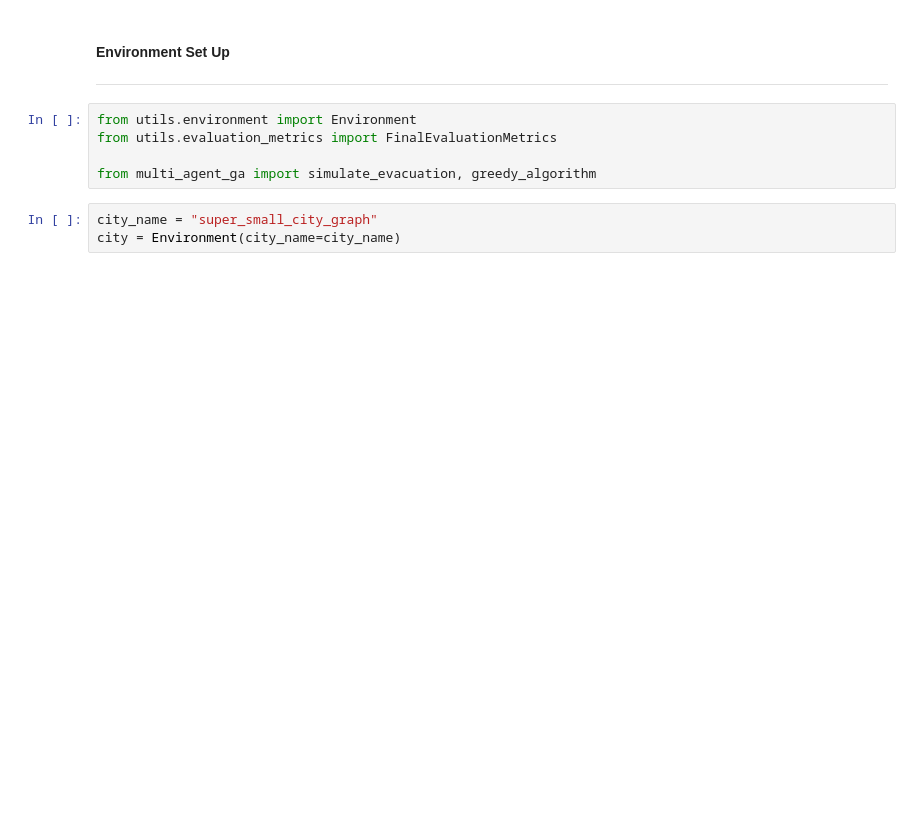
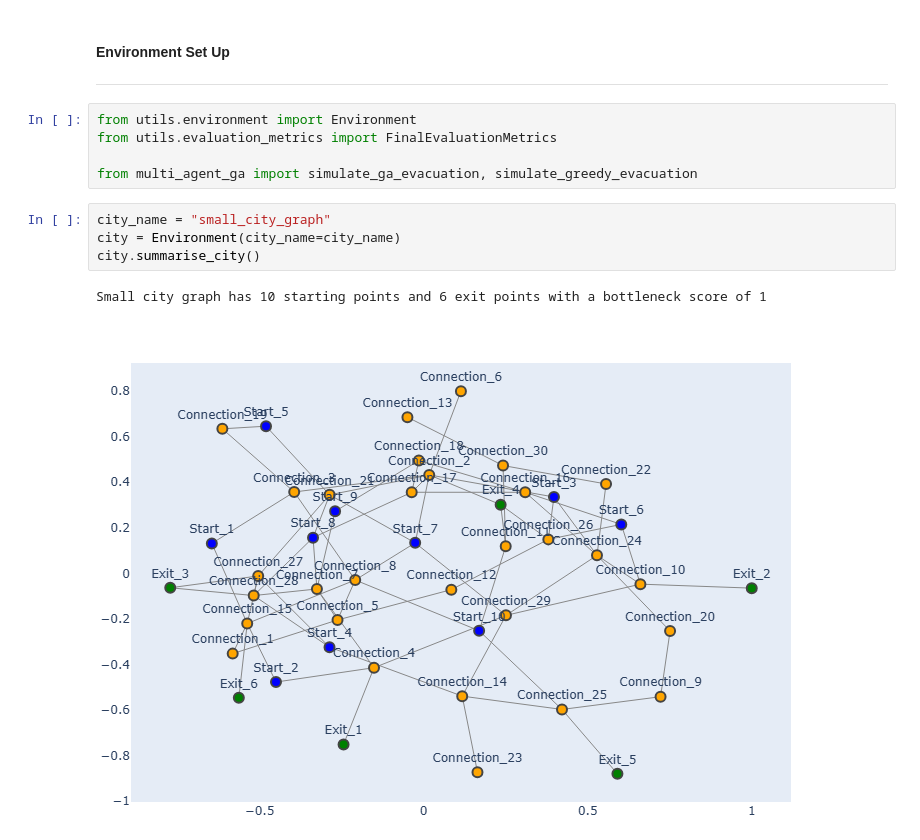
Before and after one commit to lpow311/dissertation, a Jupyter notebook: outputs.ipynb, the cells around one changed output. Drawn from its saved outputs; the diff is of its cells as text; blank space fills up the shorter version.

```diff
--- a/outputs.ipynb
+++ b/outputs.ipynb
@@ -15,7 +18,11 @@ Allowing all agents to follow the best path will result in congested nodes resul
 from utils.environment import Environment
 from utils.evaluation_metrics import FinalEvaluationMetrics
 
-from multi_agent_ga import simulate_evacuation, greedy_algorithm
+from multi_agent_ga import simulate_ga_evacuation, simulate_greedy_evacuation
 # %%
-city_name = "super_small_city_graph"
+city_name = "small_city_graph"
 city = Environment(city_name=city_name)
+city.summarise_city()
+# %% [output]
+Small city graph has 10 starting points and 6 exit points with a bottleneck score of 1
+[figure, added]
```
Also changed, not shown: parts of 9 cells of this notebook, 5 other files.
